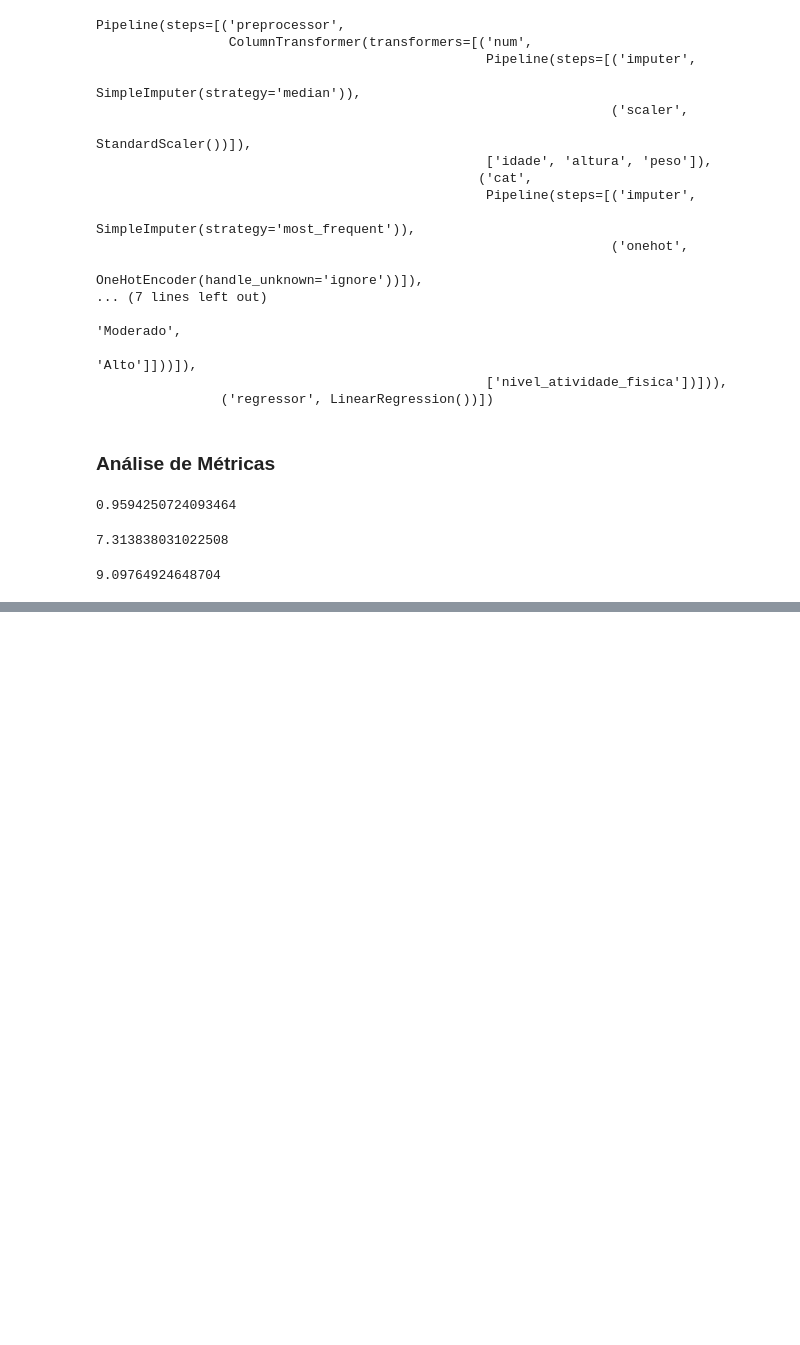
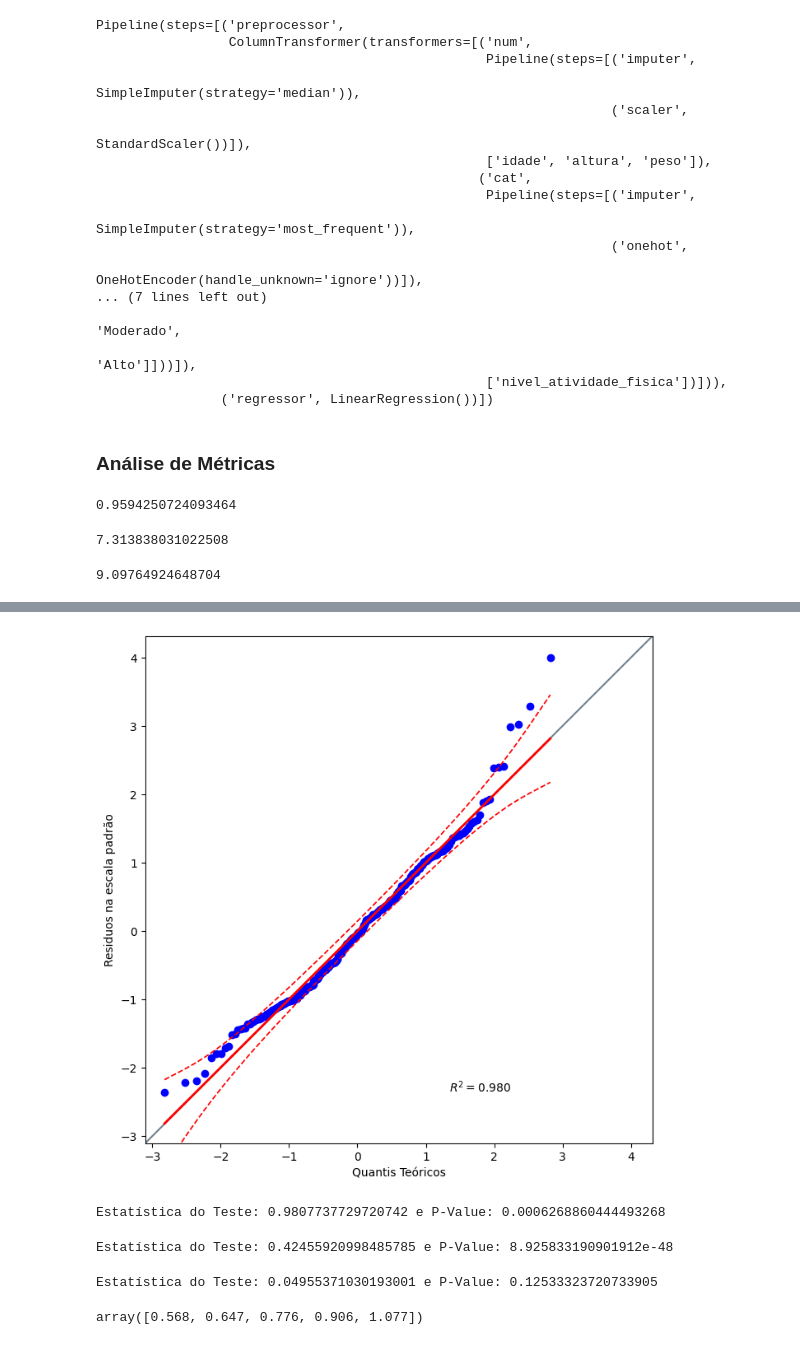
Before and after one commit to HikaroRibeiro/modelo_colesterol, a Jupyter notebook: modelo_colesterol.ipynb, the cells around one changed output, grey strips where cells are left out. Saved outputs shown, nothing was run; the diff lists cells and outputs as text; code cells hidden in the pictures; blank space fills up the shorter version.

```diff
--- a/modelo_colesterol.ipynb
+++ b/modelo_colesterol.ipynb
@@ -527,0 +559,51 @@ root_mean_squared_error(y_test,y_pred)
+# %%
+# Checar se residuos seguem uma distribuição normal.
+# Gráfico QQ (Quantile Quantile)
+# Instalar a biblioteca do PINGOUIN através de -> `pip install pingouin`
+# O ideal é que os números estejam em torno da reta.
+# As linhas tracejadas são as bandas de segurança. Alguns pontos estão ultrapassando a linha.
+# Apenas de forma gráfica, não dá para afirmar se os residuos seguem uma distribuição normal.
+# Devemos desenvolver alguns testes estatísticos para este tipo de verificação.
+import pingouin as pg
+plt.figure(figsize=(16,8))
+pg.qqplot(residuos_std, dist='norm', confidence=0.95)
+plt.xlabel('Quantis Teóricos')
+plt.ylabel('Residuos na escala padrão')
+plt.show()
+# %% [output]
+[figure, added]
+# %%
+# Testes estatísticos focados em normalidade.
+# Teste de normalidade de Shapiro-Wilk.
+
+# Testes que vem no módulo do SciPy
+from scipy.stats import shapiro, kstest, anderson
+
+# Testes que vem do módulo StatsModels.
+from statsmodels.stats.diagnostic import lilliefors, het_goldfeldquandt
+
+# Estatística do teste `stat_shapiro` e o
+# P-value é o que queremos validar se está acima de 0.005 ou acima de 0.005.
+# Hipótese nula (H0) => diz que os dados seguem uma distribuição normal.
+# Hipotése alternativa (H1) => diz que os dados não seguem uma distribuição normal.
+
+# Se o P_Value do Shapiro deveria ser maior do que 0.005 nesse caso poderia rejeitar a hipótese nula.
+
+stat_shapiro, p_value_shapiro = shapiro(residuos)
+print("Estatística do Teste: {} e P-Value: {}".format(stat_shapiro,p_value_shapiro))
+# %% [output]
+Estatística do Teste: 0.9807737729720742 e P-Value: 0.0006268860444493268
+# %%
+# Teste de Kolmogorov-Smirnov
+# Pelo dois testes não existe normalidade nos residuos, poderíamos rejeitar H0.
+stat_ks, p_value_ks = kstest(residuos, 'norm')
+print("Estatística do Teste: {} e P-Value: {}".format(stat_ks,p_value_ks))
+# %% [output]
+Estatística do Teste: 0.42455920998485785 e P-Value: 8.925833190901912e-48
+# %%
+# Teste de Lilliefors.
+# Neste caso está informando uma distribuição normal.
+stat_ll, p_value_ll = lilliefors(residuos, 'norm', pvalmethod='table')
+print("Estatística do Teste: {} e P-Value: {}".format(stat_ll,p_value_ll))
+# %% [output]
+Estatística do Teste: 0.04955371030193001 e P-Value: 0.12533323720733905
@@ -527,0 +619,4 @@ root_mean_squared_error(y_test,y_pred)
+# %%
+critical_and
+# %% [output]
+array([0.568, 0.647, 0.776, 0.906, 1.077])
```
Also changed, not shown: parts of 17 cells of this notebook, 3 other files.
